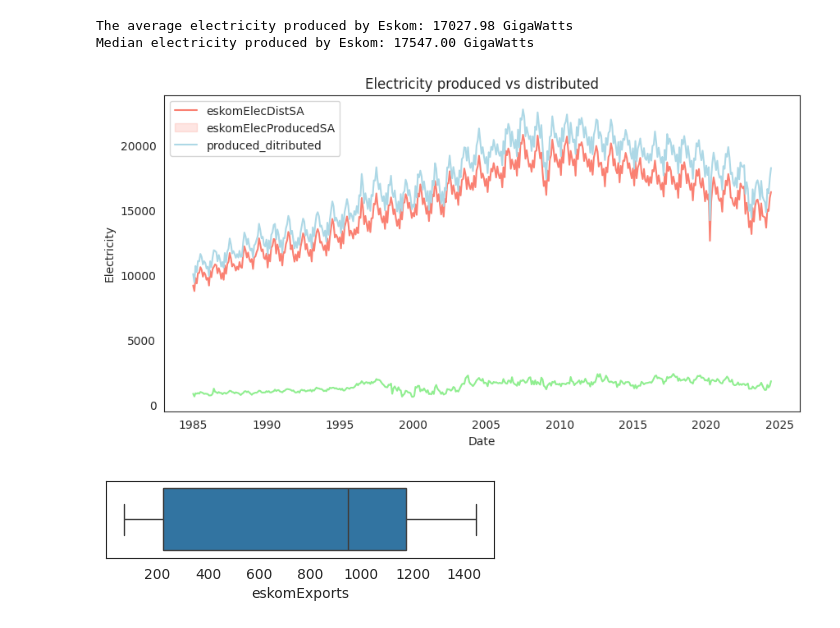
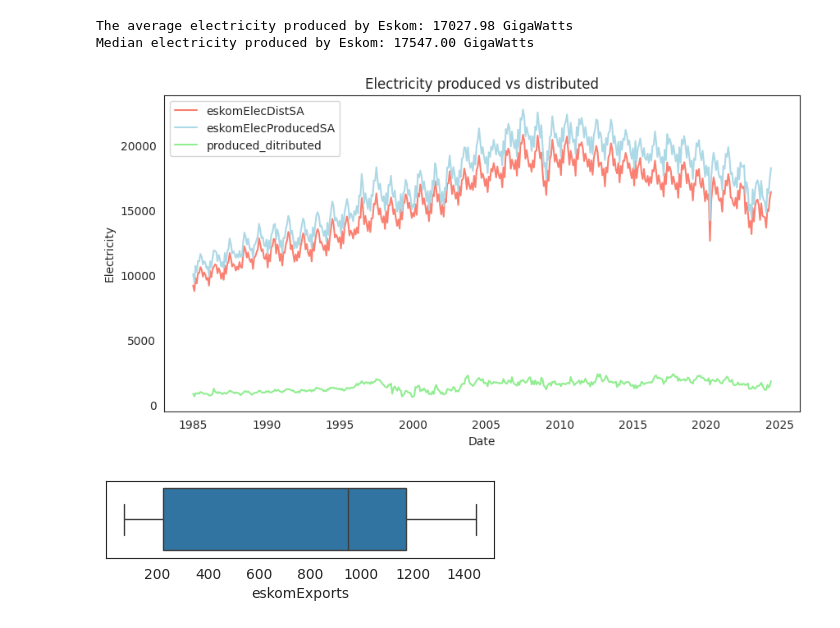
Before and after one commit to MbuyiseloNtando/Electricity-Generated-and-Available-for-Distribution-1985-2024, a Jupyter notebook: Untitled44.ipynb, the cells around one changed output. Saved outputs shown, nothing was run; the diff lists cells and outputs as text; code cells hidden in the pictures.

```diff
--- a/Untitled44.ipynb
+++ b/Untitled44.ipynb
@@ -342,14 +342,16 @@ Median electricity produced by Eskom: 17547.00 GigaWatts
 # %%
 plt.figure(figsize=(10, 5))
 produced_ditributed = data['eskomElecProducedSA'] - data['eskomElecDistSA']
-ax = sns.lineplot(y=data['eskomElecDistSA'], x=data['Date'], color='salmon');
-ax = sns.lineplot(y=data['eskomElecProducedSA'], x=data['Date'], color='lightblue');
-ax = sns.lineplot(y=produced_ditributed, x=data['Date'], color='lightgreen');
-ax.legend(['eskomElecDistSA', 'eskomElecProducedSA', 'produced_ditributed']);
+ax = sns.lineplot(y=data['eskomElecDistSA'], x=data['Date'], color='salmon', label='eskomElecDistSA');
+ax = sns.lineplot(y=data['eskomElecProducedSA'], x=data['Date'], color='lightblue', label='eskomElecProducedSA');
+ax = sns.lineplot(y=produced_ditributed, x=data['Date'], color='lightgreen', label='produced_ditributed');
+#ax.legend(['eskomElecDistSA', 'eskomElecProducedSA', 'produced_ditributed']);
+for i in ax.containers:
+    ax.line_label(i,)
 plt.ylabel('Electricity')
 plt.title('Electricity produced vs distributed');
 # %% [output]
-[figure, old version]
+[figure, new version]
 # %%
 plt.figure(figsize=(5, 1))
 sns.boxplot(x=data['eskomExports']);
```
Also changed, not shown: parts of 4 cells of this notebook.
